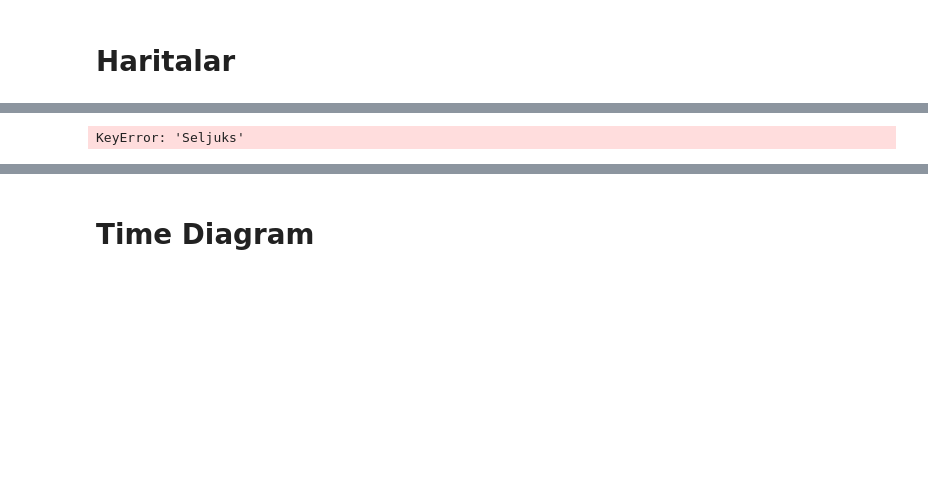
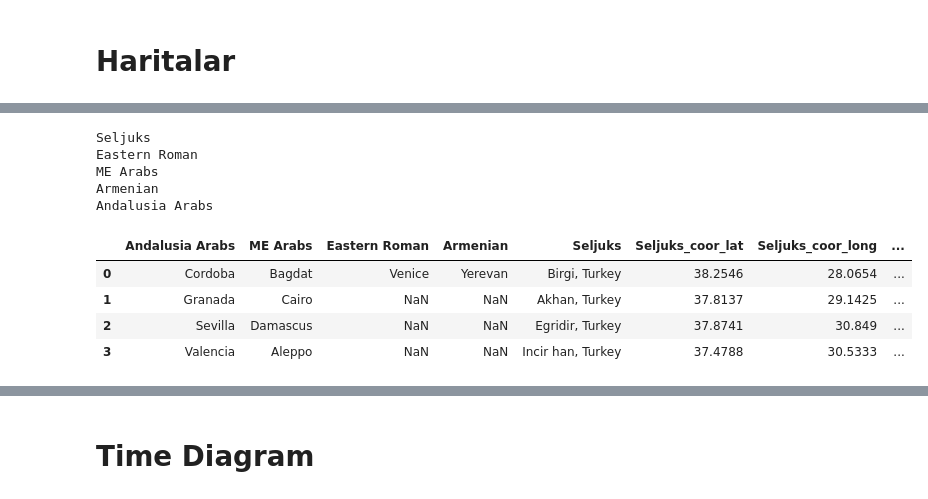
Before and after one commit to selimonat/ornament_symmgroups, a Jupyter notebook: CorrelationAnalysis.ipynb, the cells around one changed output, grey strips where cells are left out. Drawn from its saved outputs; the diff is of its cells as text; code cells hidden in the pictures; blank space fills up the shorter version.

```diff
--- a/CorrelationAnalysis.ipynb
+++ b/CorrelationAnalysis.ipynb
@@ -6,6 +6,19 @@ import pandas as pd
 import matplotlib.pyplot as plt
 import numpy as np
 import seaborn as sns
+
+from geopy.geocoders import Nominatim
+from geopy.distance import geodesic
+
+
+from sklearn.datasets import load_digits
+from sklearn import manifold
+
+from joblib import Memory
+location = './cachedir'
+memory = Memory(location, verbose=0)
+
+import folium
 # %%
 df = pd.read_excel("./symm_groups.xlsx",index_col=0)
 df = df.iloc[:,[0,3,2,1,4]]
@@ -207,20 +204,31 @@ df
 # %%
+@memory.cache
 def name_to_coor(name):
     if name is np.nan:
         lat,lon = (None,None)
         return lat,lon
     geolocator = Nominatim(user_agent="bla",timeout=10)
     location = geolocator.geocode(name)
     if not location is None:
         lat,lon = location.latitude,location.longitude
     else:
         lat,lon = None,None
     return lat,lon
 
-colname = "Seljuks"
-df[colname + "_coor_lat"],df[colname + "_coor_long"] = zip(*df[colname].apply(name_to_coor))
-colname = "Eastern Roman"
-df[colname + "_coor_lat"],df[colname + "_coor_long"] = zip(*df[colname].apply(name_to_coor))
+for colname in ["Seljuks","Eastern Roman","ME Arabs", "Armenian","Andalusia Arabs"]:
+    print(colname)
+    df[colname + "_coor_lat"],df[colname + "_coor_long"] = zip(*df[colname].apply(name_to_coor))
+
+df.head(4)
 # %% [output]
-KeyError: 'Seljuks'
+Seljuks
+Eastern Roman
+ME Arabs
+Armenian
+Andalusia Arabs
+|  | Andalusia Arabs | ME Arabs | Eastern Roman | Armenian | Seljuks | Seljuks_coor_lat | Seljuks_coor_long | ... |
+| 0 | Cordoba | Bagdat | Venice | Yerevan | Birgi, Turkey | 38.2546 | 28.0654 | ... |
+| 1 | Granada | Cairo | NaN | NaN | Akhan, Turkey | 37.8137 | 29.1425 | ... |
+| 2 | Sevilla | Damascus | NaN | NaN | Egridir, Turkey | 37.8741 | 30.849 | ... |
+| 3 | Valencia | Aleppo | NaN | NaN | Incir han, Turkey | 37.4788 | 30.5333 | ... |
 # %%
```
Also changed, not shown: parts of 18 cells of this notebook.
